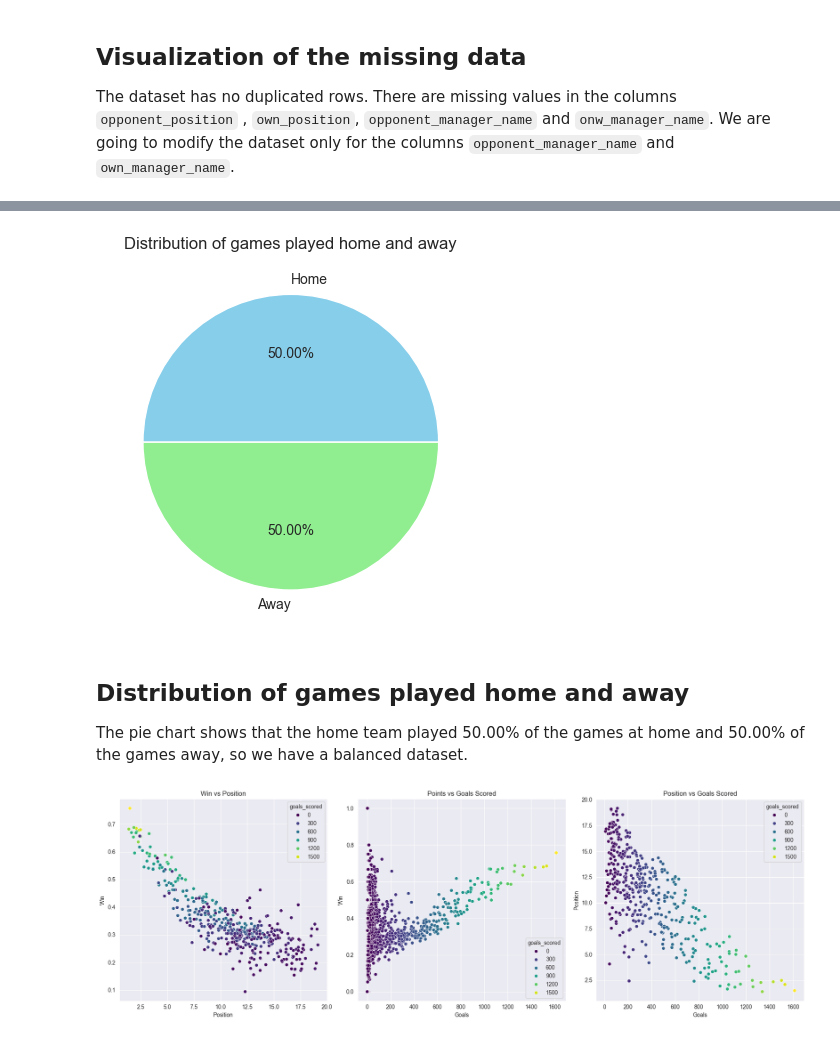
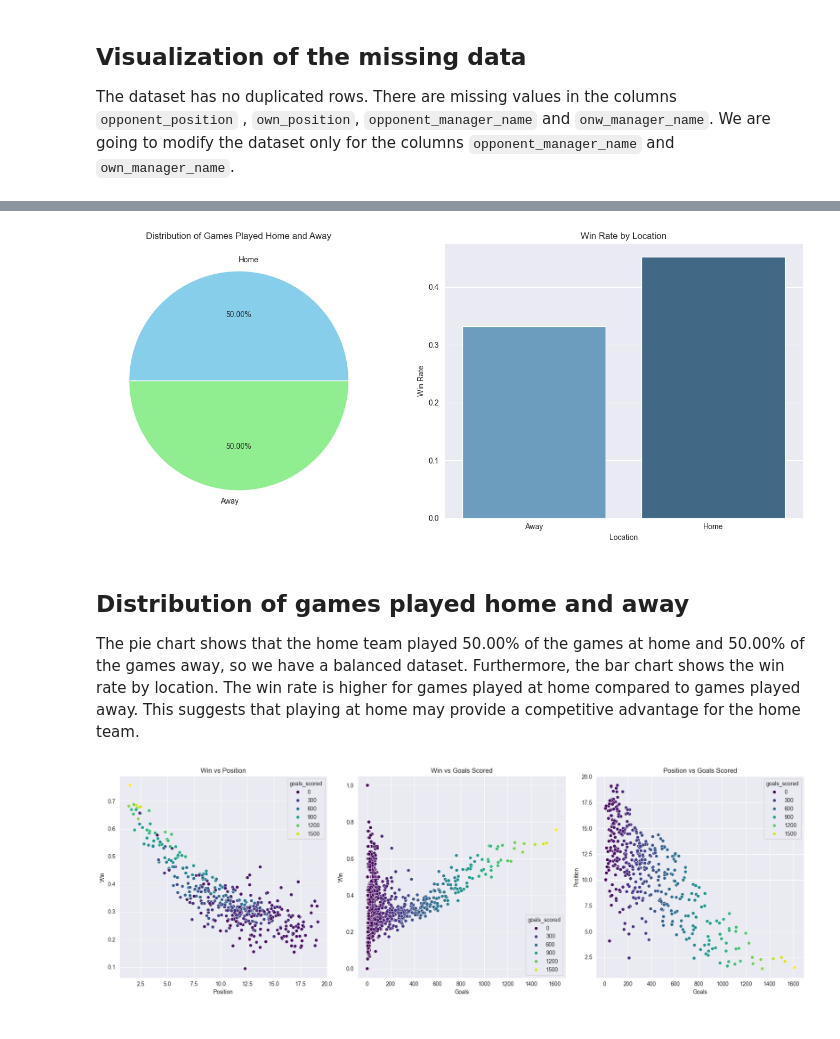
Before and after one commit to B-u-b-y/Jupiter-Notebooks, a Jupyter notebook: notebooks/club_games.ipynb, the cells around one changed output, grey strips where cells are left out. Cells and saved outputs as stored; diff of their text form; code cells hidden in the pictures.

Commit message:
Corrected typo arrearances and finished club games analysis

```diff
--- a/notebooks/club_games.ipynb
+++ b/notebooks/club_games.ipynb
@@ -75,8 +74,8 @@ plt.show()
 ## Visualization of the missing data
 The dataset has no duplicated rows. There are missing values in the columns `opponent_position` , `own_position`, `opponent_manager_name` and `onw_manager_name`. We are going to modify the dataset only for the columns `opponent_manager_name` and `own_manager_name`.
 # %%
-df.loc[df['opponent_manager_name'].isnull(), 'opponent_manager_name'] = 'Unknown'
-df.loc[df['own_manager_name'].isnull(), 'own_manager_name'] = 'Unknown'
-df.query('opponent_manager_name == "Unknown" or own_manager_name == "Unknown"')
+df.loc[df['opponent_manager_name'].isnull(), 'opponent_manager_name'] = 'unknown'
+df.loc[df['own_manager_name'].isnull(), 'own_manager_name'] = 'unknown'
+df.query('opponent_manager_name == "unknown" or own_manager_name == "unknown"')
 # %% [output]
 |  | game_id | club_id | own_goals | own_position | own_manager_name | opponent_id | opponent_goals | ... |
@@ -94,27 +93,35 @@ df.query('opponent_manager_name == "Unknown" or own_manager_name == "Unknown"')
 1484 rows × 11 columns
 # %%
-#plotting the number of games played home and away
+# Creating a figure with two subplots
+fig, ax = plt.subplots(1, 2, figsize=(14, 6))
+
+# Plotting the number of games played home and away
 games = df.groupby('hosting')
 games_dim = games.size()
 
-#creating a set of colors
-color = ['#FABC2A', '#F05365']
-plt.pie(games_dim, autopct='%.2f%%', colors=['skyblue', 'lightgreen'], labels=['Home', 'Away'])
-plt.title('Distribution of games played home and away')
+# Creating a pie chart
+ax[0].pie(games_dim, autopct='%.2f%%', colors=['skyblue', 'lightgreen'], labels=['Home', 'Away'])
+ax[0].set_title('Distribution of Games Played Home and Away')
+
+# Calculating the win rate by location
+win_rate = df.groupby('hosting')['is_win'].mean().reset_index()
+win_rate.columns = ['Location', 'Win Rate']
+
+# Bar plot for win rates with updated hue handling
+sns.barplot(x='Location', y='Win Rate', data=win_rate, palette='Blues_d', hue='Location', ax=ax[1], legend=False)
+ax[1].set_title('Win Rate by Location')
+ax[1].set_ylabel('Win Rate')
+ax[1].set_xlabel('Location')
+
+# Adjust layout
+plt.tight_layout()
 plt.show()
-
-wins = games.agg(
-    is_win= ('is_win', 'sum'),
-    opponent_goals=('opponent_goals', 'sum'),
-    home_goals=('own_goals', 'sum'),
-)
-
-bar_width = 0.35
 # %% [output]
-[figure, old version]
+[figure, new version]
 # %% [markdown]
 ## Distribution of games played home and away
 The pie chart shows that the home team played 50.00% of the games at home and 50.00% of the games away, so we have a balanced dataset.
+Furthermore, the bar chart shows the win rate by location. The win rate is higher for games played at home compared to games played away. This suggests that playing at home may provide a competitive advantage for the home team.
 # %%
 points = df.groupby('club_id').agg(
     is_win=('is_win', 'mean'),
```
Also changed, not shown: parts of 9 cells of this notebook, 1 other file.
